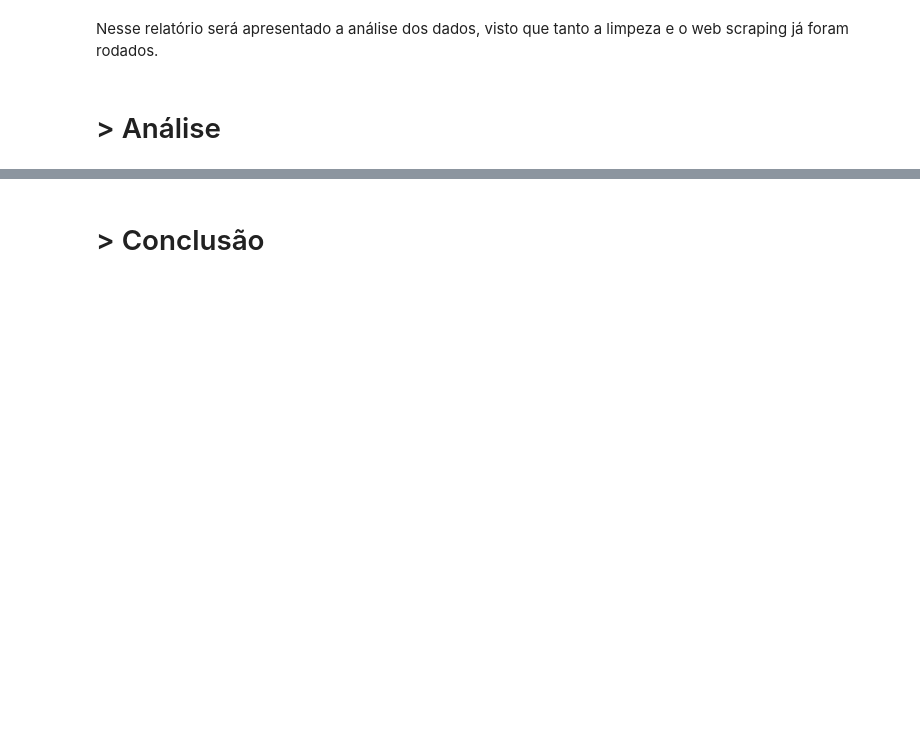
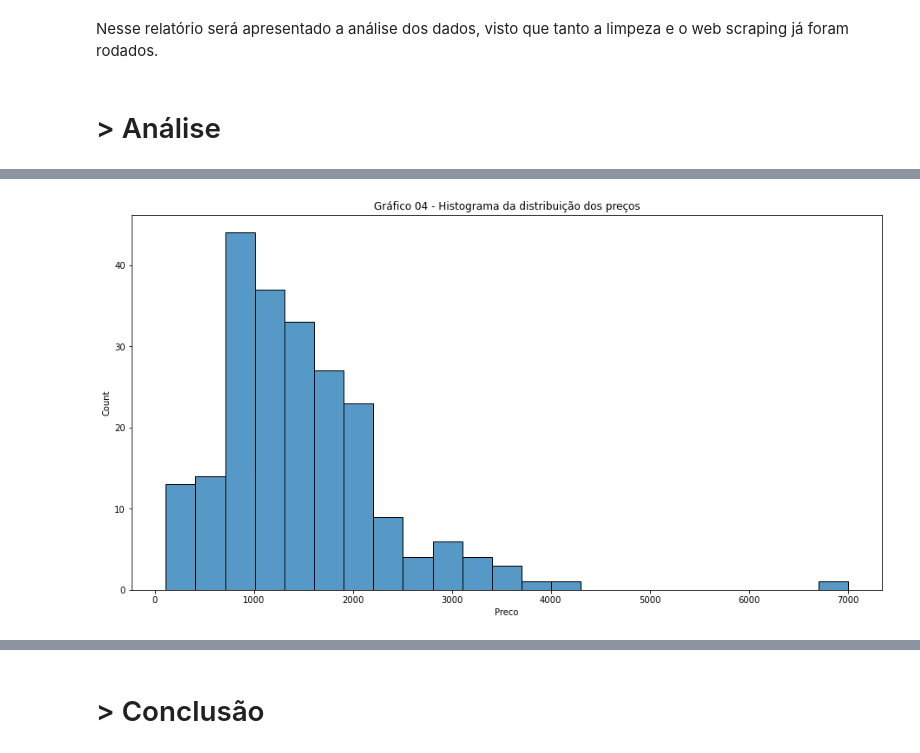
Before and after one commit to GustavoG-bot/Projeto_analise_de_fontes, a Jupyter notebook: notebook/Projeto de analise de fontes - Entrega Final.ipynb, the cells around one changed output, grey strips where cells are left out. Drawn from its saved outputs; the diff is of its cells as text; code cells hidden in the pictures; blank space fills up the shorter version.

```diff
--- a/notebook/Projeto de analise de fontes - Entrega Final.ipynb
+++ b/notebook/Projeto de analise de fontes - Entrega Final.ipynb
@@ -163,0 +127,9 @@ df3
+# %%
+fig = plt.figure(figsize=(12,6))
+ax = fig.add_axes([0,0,1,1])
+
+sns.histplot(data=tratamento_cor, x='Preco', ax=ax)
+plt.title("Gráfico 04 - Histograma da distribuição dos preços")
+plt.show()
+# %% [output]
+[figure, added]
```
Also changed, not shown: parts of 42 cells of this notebook, 1 other file.
